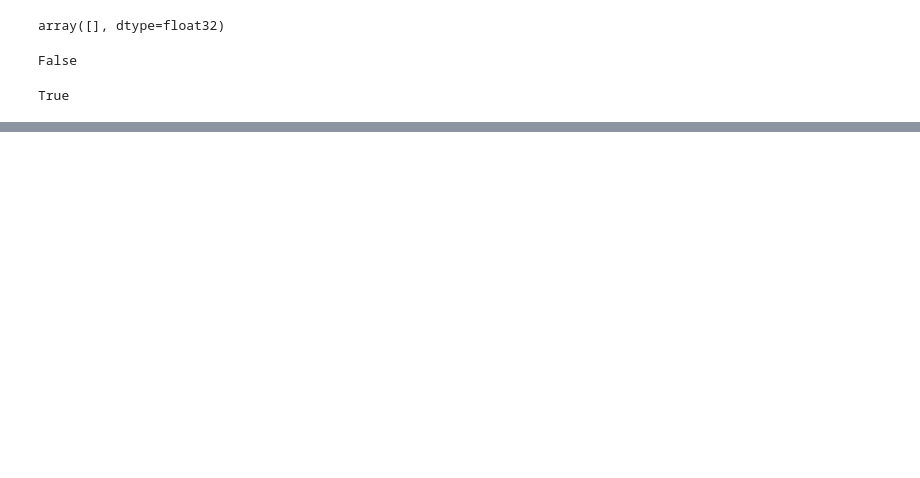
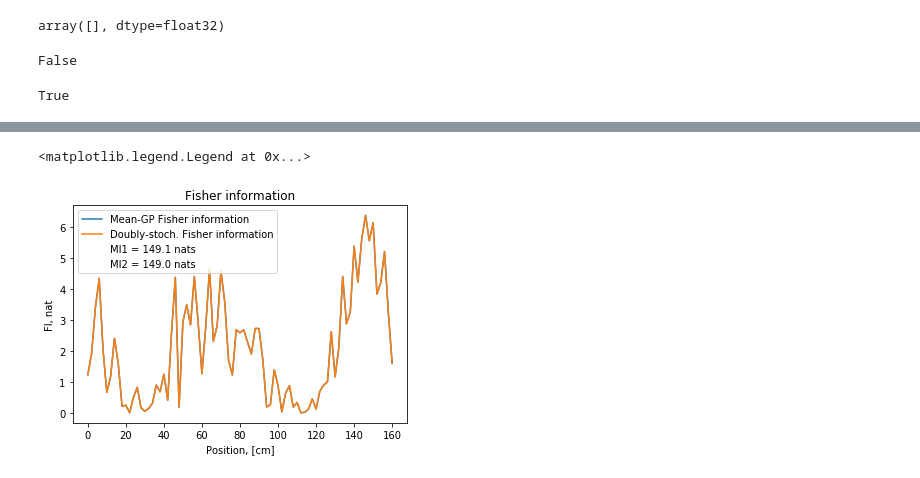
Before and after one commit to NinelK/CopulaGP, a Jupyter notebook: MultiTask.ipynb, the cells around one changed output, grey strips where cells are left out. Drawn from its saved outputs; the diff is of its cells as text; code cells hidden in the pictures; blank space fills up the shorter version.

```diff
--- a/MultiTask.ipynb
+++ b/MultiTask.ipynb
@@ -231,0 +257,17 @@ tensor(292.0994, device='cuda:0')
+# %%
+n=80
+ds =160./n
+FI, MI = model.likelihood.input_information(model,train_y,n,160.)
+FI_s, MI_s = model.likelihood.input_information(model,train_y,n,160., ignore_GP_uncertainty=True)
+# %%
+plt.plot(np.arange(n+1)*ds,FI_s.cpu().numpy(),label='Mean-GP Fisher information')
+plt.plot(np.arange(n+1)*ds,FI.cpu().numpy(),label='Doubly-stoch. Fisher information')
+plt.plot(0,0,color='white',label='MI1 = {:.1f} nats'.format(MI_s))
+plt.plot(0,0,color='white',label='MI2 = {:.1f} nats'.format(MI))
+plt.title("Fisher information")
+plt.xlabel('Position, [cm]')
+plt.ylabel('FI, nat')
+plt.legend()
+# %% [output]
+<matplotlib.legend.Legend at 0x...>
+[figure, added]
```
Also changed, not shown: parts of 9 cells of this notebook, 2 other files.
